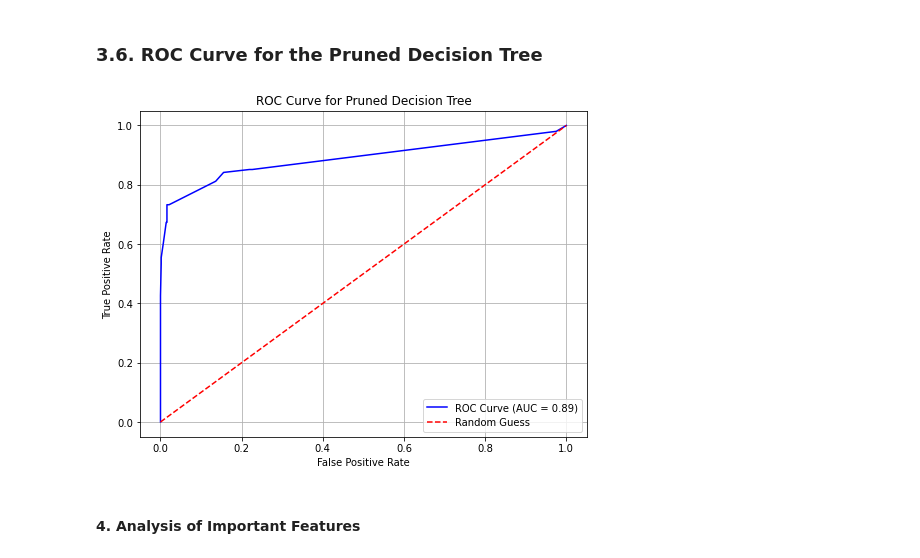
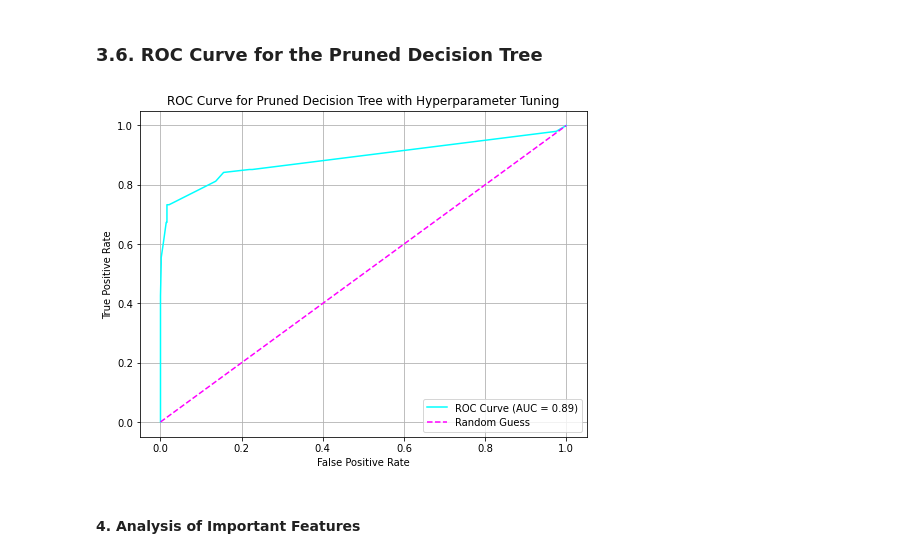
Before and after one commit to lilanhenry/telco-customer-churn, a Jupyter notebook: telco-churn.ipynb, the cells around one changed output. Drawn from its saved outputs; the diff is of its cells as text; code cells hidden in the pictures.

```diff
--- a/telco-churn.ipynb
+++ b/telco-churn.ipynb
@@ -418,25 +432,25 @@ The models can be saved using libraries such as joblib for deployment.
 # %%
 from sklearn.metrics import roc_curve, auc
 import matplotlib.pyplot as plt
 
 # Calculate False Positive Rate, True Positive Rate, and thresholds
 fpr, tpr, thresholds = roc_curve(y_test, y_pred_prob)
 
 # Calculate the Area Under the Curve (AUC)
 roc_auc = auc(fpr, tpr)
 
 # Plot the ROC Curve
 plt.figure(figsize=(8, 6))
-plt.plot(fpr, tpr, color='blue', label=f'ROC Curve (AUC = {roc_auc:.2f})')
-plt.plot([0, 1], [0, 1], color='red', linestyle='--', label='Random Guess')
-plt.title('ROC Curve for Pruned Decision Tree')
+plt.plot(fpr, tpr, color='cyan', label=f'ROC Curve (AUC = {roc_auc:.2f})')
+plt.plot([0, 1], [0, 1], color='magenta', linestyle='--', label='Random Guess')
+plt.title('ROC Curve for Pruned Decision Tree with Hyperparameter Tuning')
 plt.xlabel('False Positive Rate')
 plt.ylabel('True Positive Rate')
 plt.legend(loc='lower right')
 plt.grid()
 plt.show()
 # %% [output]
-[figure, old version]
+[figure, new version]
 # %% [markdown]
 #### 4. Analysis of Important Features
 # %%
```
Also changed, not shown: parts of 4 cells of this notebook.
